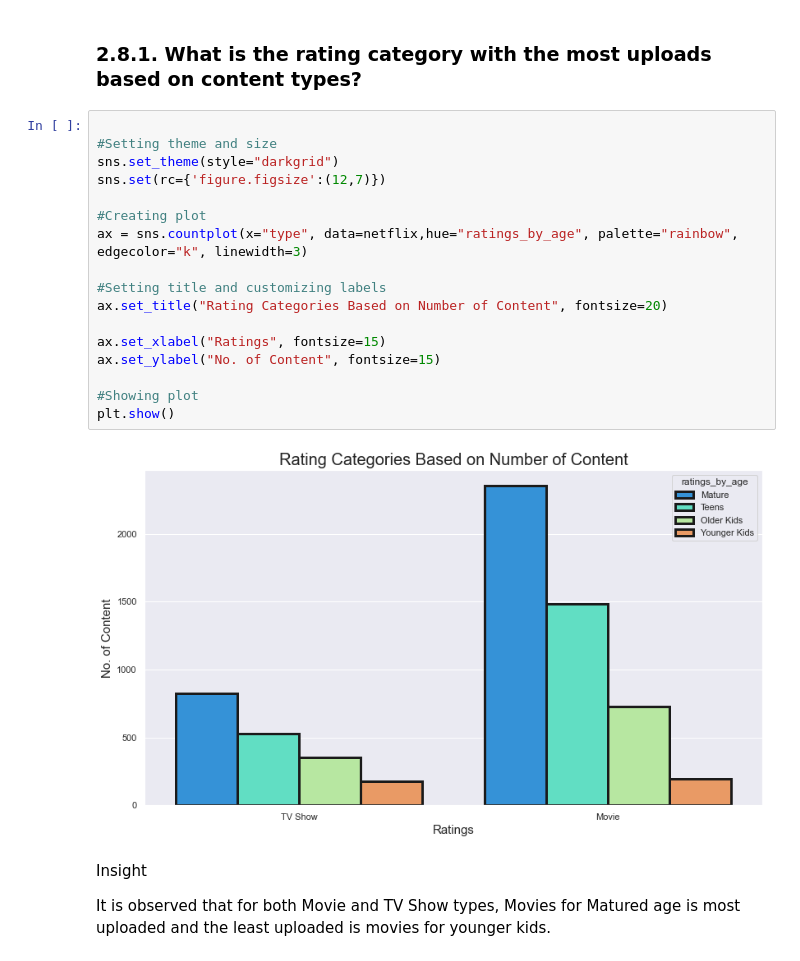
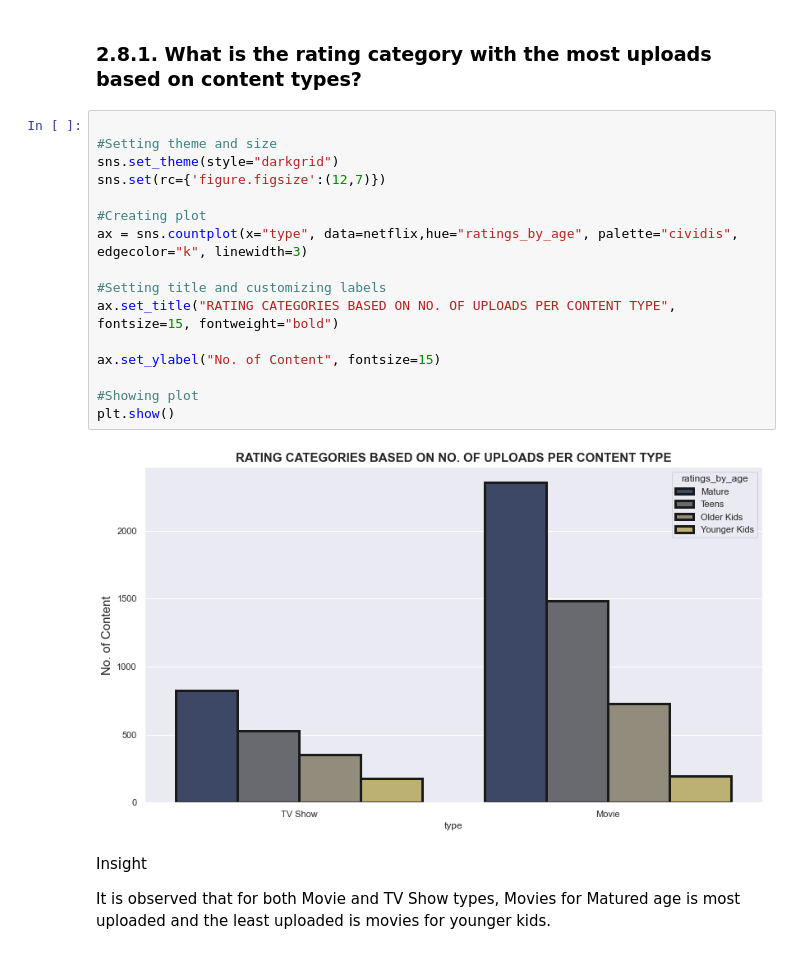
Before and after one commit to sadiyaidris/EDA-on-Netflix-Data, a Jupyter notebook: eda_netflix.ipynb, the cells around one changed output. Saved outputs shown, nothing was run; the diff lists cells and outputs as text.

Commit message:
EDA on Netflix data

```diff
--- a/eda_netflix.ipynb
+++ b/eda_netflix.ipynb
@@ -405,22 +410,21 @@ TV-MA and TV-14 ratings have the highest content on Netflix while NC-17, TV-Y7-F
 # %%
 
 #Setting theme and size
 sns.set_theme(style="darkgrid")
 sns.set(rc={'figure.figsize':(12,7)})
 
 #Creating plot
-ax = sns.countplot(x="type", data=netflix,hue="ratings_by_age", palette="rainbow", edgecolor="k", linewidth=3)
+ax = sns.countplot(x="type", data=netflix,hue="ratings_by_age", palette="cividis", edgecolor="k", linewidth=3)
 
 #Setting title and customizing labels
-ax.set_title("Rating Categories Based on Number of Content", fontsize=20)
+ax.set_title("RATING CATEGORIES BASED ON NO. OF UPLOADS PER CONTENT TYPE", fontsize=15, fontweight="bold")
 
-ax.set_xlabel("Ratings", fontsize=15)
 ax.set_ylabel("No. of Content", fontsize=15)
 
 #Showing plot
 plt.show()
 # %% [output]
-[figure, old version]
+[figure, new version]
 # %% [markdown]
 Insight
 
```
Also changed, not shown: parts of 19 cells of this notebook, 3 other files.
